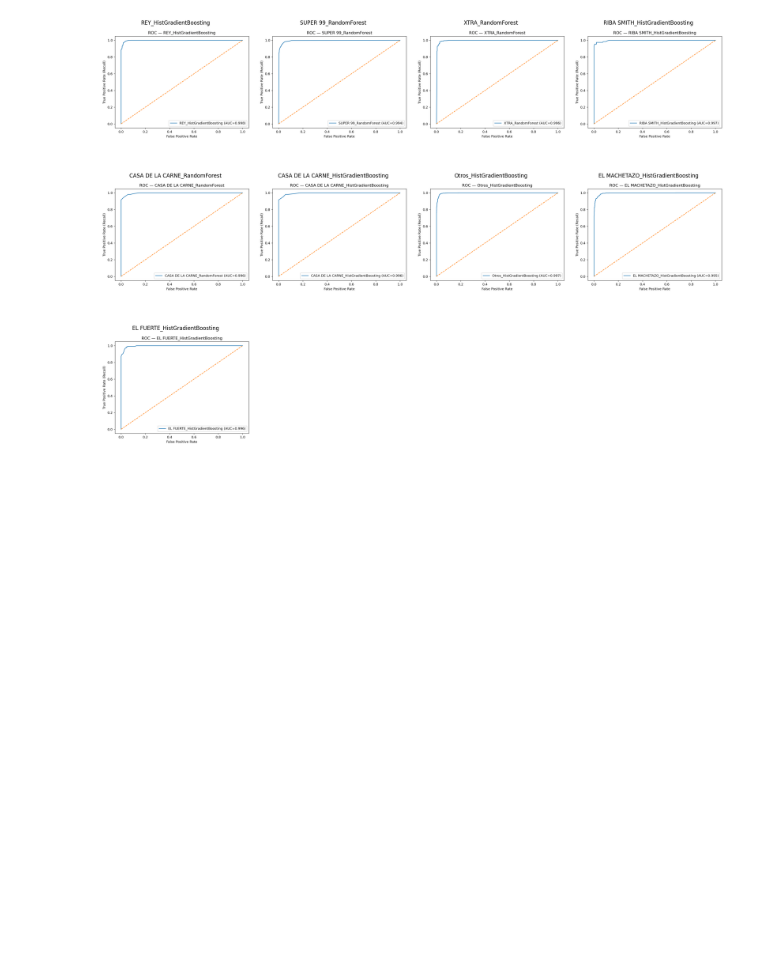
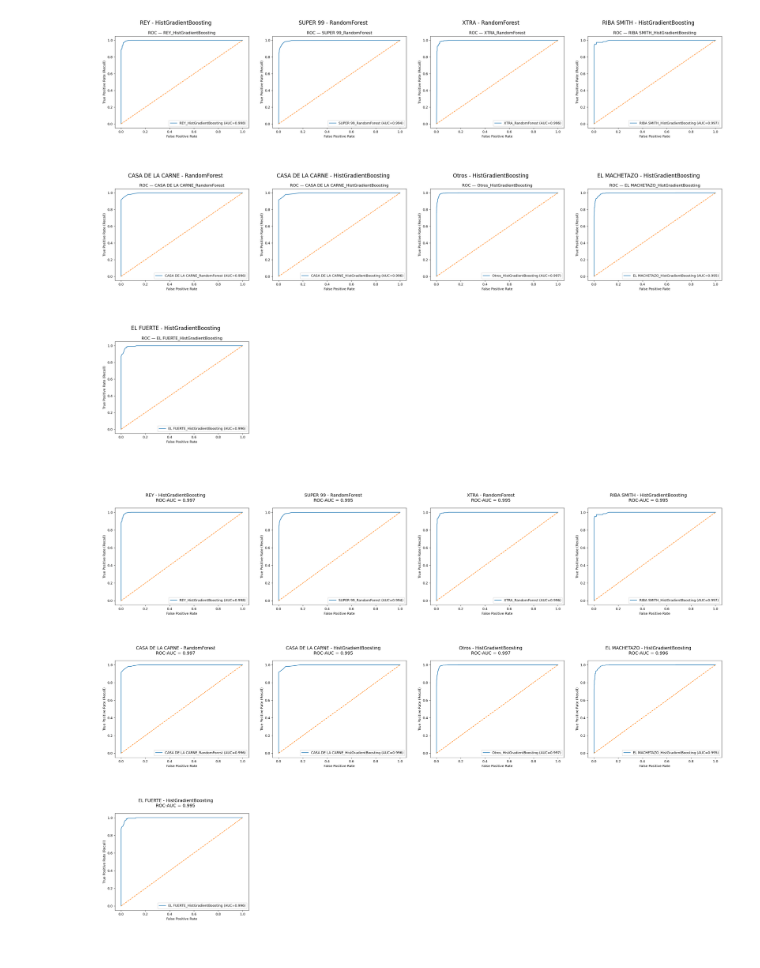
Before and after one commit to isaacmedina/acodeco_ml, a Jupyter notebook: cba-panama-ml/notebooks/models_alternativo.ipynb, the cells around one changed output. Saved outputs shown, nothing was run; the diff lists cells and outputs as text; code cells hidden in the pictures; blank space fills up the shorter version.

Commit message:
Ajuste de titulos de graficos

```diff
--- a/cba-panama-ml/notebooks/models_alternativo.ipynb
+++ b/cba-panama-ml/notebooks/models_alternativo.ipynb
@@ -68,7 +68,7 @@ def guardar_roc_curve(y_test, scores, name, score):
     plt.plot([0, 1], [0, 1], linestyle="--")
     plt.xlabel("False Positive Rate")
     plt.ylabel("True Positive Rate (Recall)")
-    plt.title(f"ROC — {name}")
+    # plt.title(f"ROC — {name}")
     plt.legend(loc="lower right")
     plt.tight_layout()
     plt.savefig(f"../models/clasificacion/roc_curve/ROC_{name}.png", dpi=130)
@@ -405,7 +405,7 @@ for ax, img_path in zip(axes, imagenes):
         img = mpimg.imread(img_path)
         ax.imshow(img)
         ax.axis("off")
-        ax.set_title(os.path.basename(img_path).replace("ROC_", "").replace(".png", ""))
+        ax.set_title(os.path.basename(img_path).replace("ROC_", "").replace(".png", "").replace("_", " - "))
     else:
         ax.axis("off")
         ax.set_title(f"No encontrado:\n{os.path.basename(img_path)}")
@@ -418,3 +418,37 @@ plt.tight_layout()
 plt.show()
 # %% [output]
 [figure]
+# %%
+# Filtramos solo los mejores modelos
+mejores_modelos = clasificacion_scores[clasificacion_scores["mejor"]]
+
+# Configuración del grid
+n_cols = 4
+n_imgs = len(mejores_modelos)
+n_rows = math.ceil(n_imgs / n_cols)
+
+fig, axes = plt.subplots(n_rows, n_cols, figsize=(20, 5 * n_rows))
+axes = axes.reshape(-1)  # Asegurar iterable plano
+
+for ax, (_, fila) in zip(axes, mejores_modelos.iterrows()):
+    img_path = f"ROC_{fila['cadena']}_{fila['clasificador']}.png"
+    img_path = os.path.join("../models/clasificacion/roc_curve", img_path)
+    titulo = f"{fila['cadena']} - {fila['clasificador']}\nROC-AUC = {fila['ROC-AUC score']:.3f}"
+
+    if os.path.exists(img_path):
+        img = mpimg.imread(img_path)
+        ax.imshow(img)
+        ax.axis("off")
+        ax.set_title(titulo, fontsize=10)
+    else:
+        ax.axis("off")
+        ax.set_title(f"No encontrado:\n{titulo}", fontsize=8)
+
+# Quitar ejes vacíos si sobran
+for ax in axes[len(mejores_modelos):]:
+    ax.axis("off")
+
+plt.tight_layout()
+plt.show()
+# %% [output]
+[figure, added]
```
Also changed, not shown: 32 other files.
